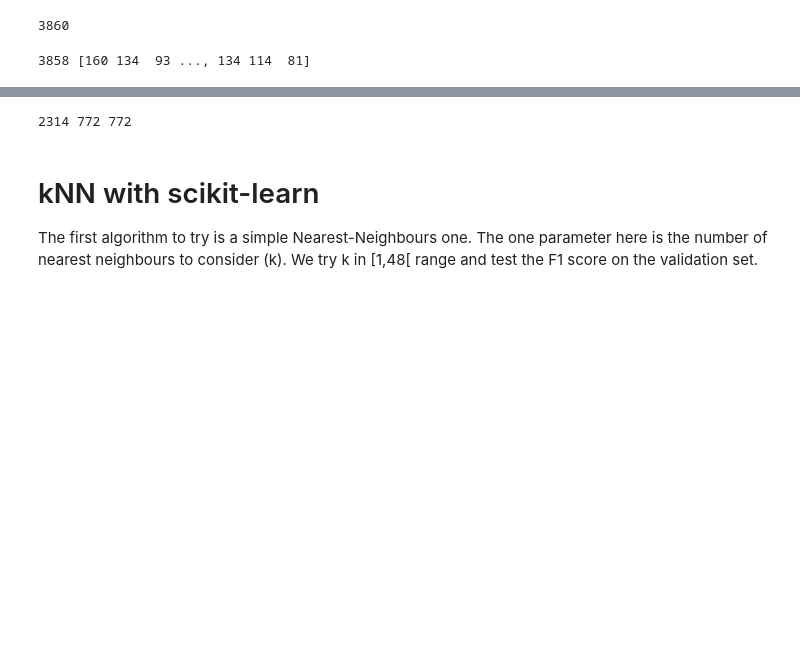
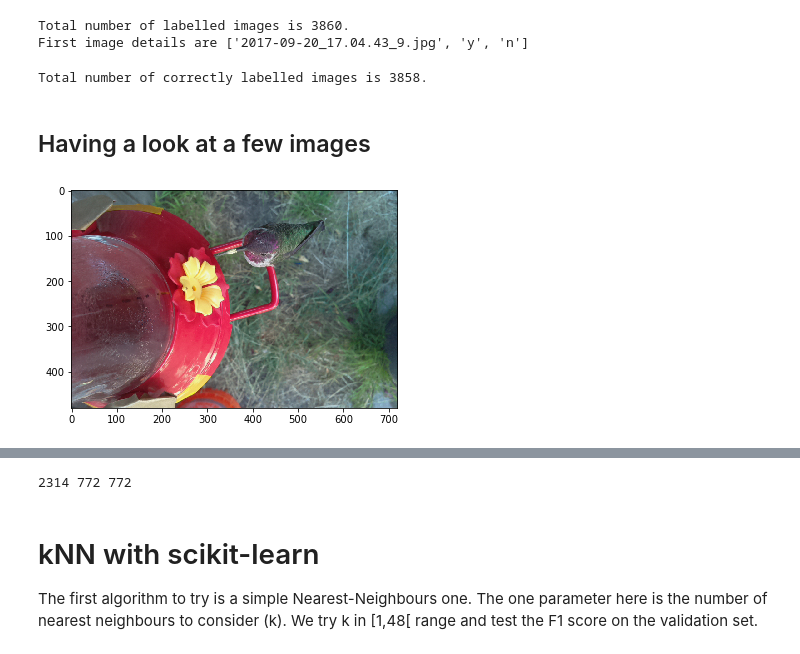
Before and after one commit to Freija/birdometer-ml, a Jupyter notebook: code/Birdometer.ipynb, the cells around one changed output, grey strips where cells are left out. Saved outputs shown, nothing was run; the diff lists cells and outputs as text; code cells hidden in the pictures; blank space fills up the shorter version.

```diff
--- a/code/Birdometer.ipynb
+++ b/code/Birdometer.ipynb
@@ -14,15 +74,27 @@ def image_to_vector(image, size=(int(720/20),int(480/20))):
     image_array = cv2.imread(image)
     return cv2.resize(image_array, size).flatten()  # This is a numpy array
 # %%
-def get_image_list():
+def get_image_list(path):
+    ''' Retrieve the list of available labelled images.
+    Input:
+        <string> path to CSV file
+    Output:
+        <list> a list of lists like this: ['2017-09-20_17.04.43_9.jpg', 'y', 'n']
+    '''
     image_list = []
-    with open('/home/freija/Projects/birdometer/trainingdata/images.handscan.csv', 'r') as infile:
+    with open(path, 'r') as infile:
         reader = csv.reader(infile)
         for row in reader:
             image_list.append(row)
     return image_list
 # %%
 def get_label(image_detail):
+    ''' Return the label of the image.
+    Input:
+        <list> image details like this: ['2017-09-20_17.04.43_9.jpg', 'y', 'n']
+    Output:
+        <int>  the label of the image : 0 (no bird), 1 (bird), -1 (unknown)
+    '''
     # The label needs to be 1 if image_detail[1]=='y' and 0 if not.
     if image_detail[1] == 'y':
         return 1
@@ -33,9 +107,11 @@ def get_label(image_detail):
 # %%
 # Get the list of available training images
-image_list = get_image_list()
-print(len(image_list))
+image_list = get_image_list('/home/freija/Projects/birdometer-ml/trainingdata/images.handscan.csv')
+print('Total number of labelled images is {}.'.format(len(image_list)))
+print('First image details are {}'.format(image_list[0]))
 # %% [output]
-3860
+Total number of labelled images is 3860.
+First image details are ['2017-09-20_17.04.43_9.jpg', 'y', 'n']
 # %%
 # Extract the feature vectors for each image and store
 features = []
@@ -52,4 +128,17 @@ for image in image_list:
-# %%
-print(len(features), features[0])
-# %% [output]
-3858 [160 134  93 ..., 134 114  81]
+# %%
+print('Total number of correctly labelled images is {}.'.format(len(features)))
+# %% [output]
+Total number of correctly labelled images is 3858.
+# %% [markdown]
+## Having a look at a few images
+# %%
+# Let's compare before/after we do the vectorization, oh, and it should be images with a bird in it, for fun!
+# Find all the images with birds
+bird_images = [image_detail[0] for image_detail in image_list if get_label(image_detail) == 1]
+# Plot a random one, this way, I can reload the cell to flip through some examples
+random_image = random.choice(bird_images)
+imgplot = plt.imshow(mpimg.imread(join('../trainingdata/', random_image)))
+plt.ion()
+plt.show()
+# %% [output]
+[figure, added]
```
Also changed, not shown: parts of 15 cells of this notebook.
